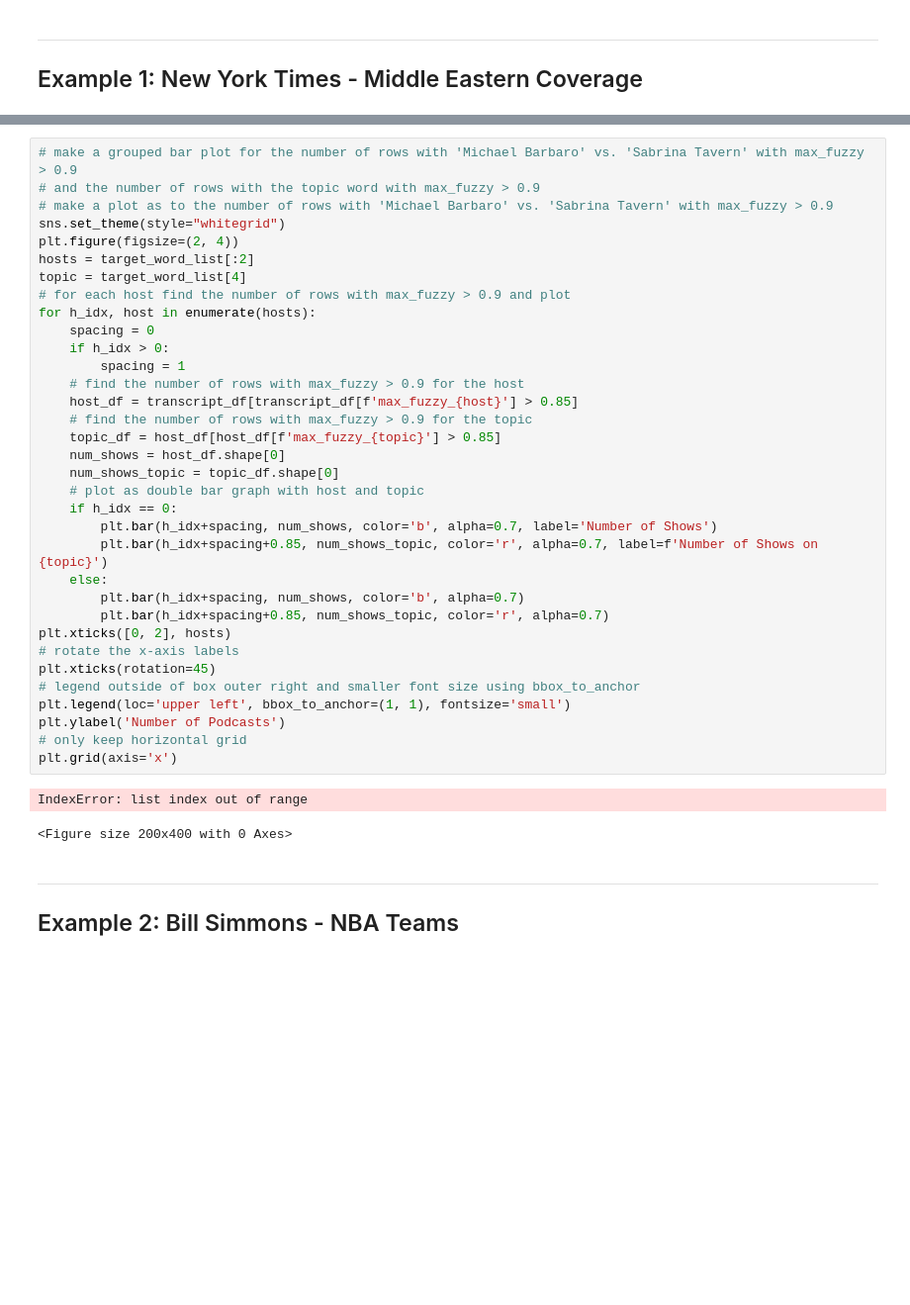
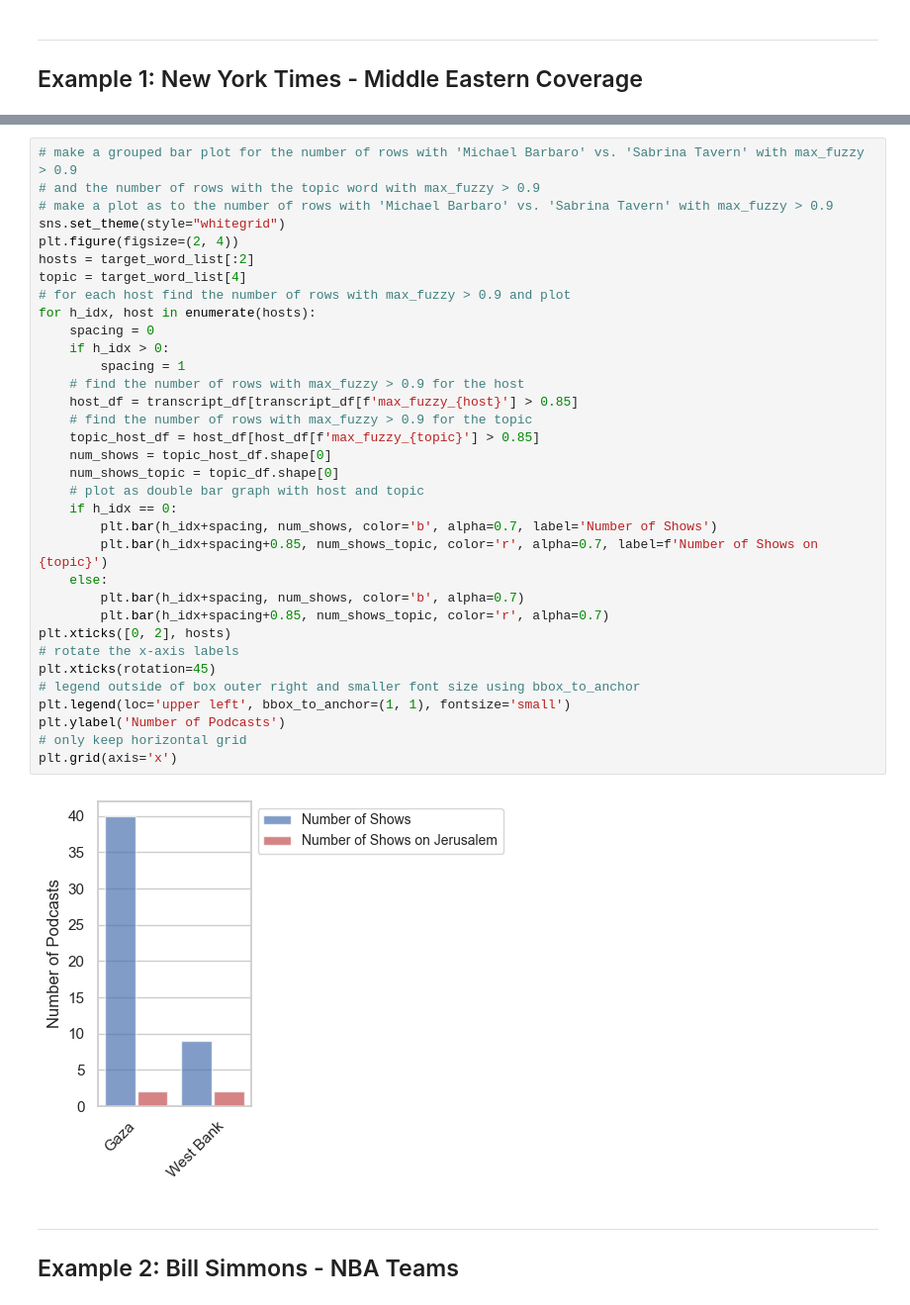
Before and after one commit to rahim-hashim/video_transcripts, a Jupyter notebook: transcript_analysis.ipynb, the cells around one changed output, grey strips where cells are left out. Shown at 99% size. Drawn from its saved outputs; the diff is of its cells as text; blank space fills up the shorter version.

```diff
--- a/transcript_analysis.ipynb
+++ b/transcript_analysis.ipynb
@@ -365,37 +348,36 @@ plt.show()
 # make a plot as to the number of rows with 'Michael Barbaro' vs. 'Sabrina Tavern' with max_fuzzy > 0.9
 sns.set_theme(style="whitegrid")
 plt.figure(figsize=(2, 4))
 hosts = target_word_list[:2]
 topic = target_word_list[4]
 # for each host find the number of rows with max_fuzzy > 0.9 and plot
 for h_idx, host in enumerate(hosts):
 	spacing = 0
 	if h_idx > 0:
 		spacing = 1
 	# find the number of rows with max_fuzzy > 0.9 for the host
 	host_df = transcript_df[transcript_df[f'max_fuzzy_{host}'] > 0.85]
 	# find the number of rows with max_fuzzy > 0.9 for the topic
-	topic_df = host_df[host_df[f'max_fuzzy_{topic}'] > 0.85]
-	num_shows = host_df.shape[0]
+	topic_host_df = host_df[host_df[f'max_fuzzy_{topic}'] > 0.85]
+	num_shows = topic_host_df.shape[0]
 	num_shows_topic = topic_df.shape[0]
 	# plot as double bar graph with host and topic
 	if h_idx == 0:
 		plt.bar(h_idx+spacing, num_shows, color='b', alpha=0.7, label='Number of Shows')
 		plt.bar(h_idx+spacing+0.85, num_shows_topic, color='r', alpha=0.7, label=f'Number of Shows on {topic}')
 	else:
 		plt.bar(h_idx+spacing, num_shows, color='b', alpha=0.7)
 		plt.bar(h_idx+spacing+0.85, num_shows_topic, color='r', alpha=0.7)
 plt.xticks([0, 2], hosts)
 # rotate the x-axis labels
 plt.xticks(rotation=45)
 # legend outside of box outer right and smaller font size using bbox_to_anchor
 plt.legend(loc='upper left', bbox_to_anchor=(1, 1), fontsize='small')
 plt.ylabel('Number of Podcasts')
 # only keep horizontal grid
 plt.grid(axis='x')
 # %% [output]
-IndexError: list index out of range
-<Figure size 200x400 with 0 Axes>
+[figure, added]
 # %% [markdown]
 ***
 ## Example 2: Bill Simmons - NBA Teams
```
Also changed, not shown: parts of 8 cells of this notebook, 3 other files.
